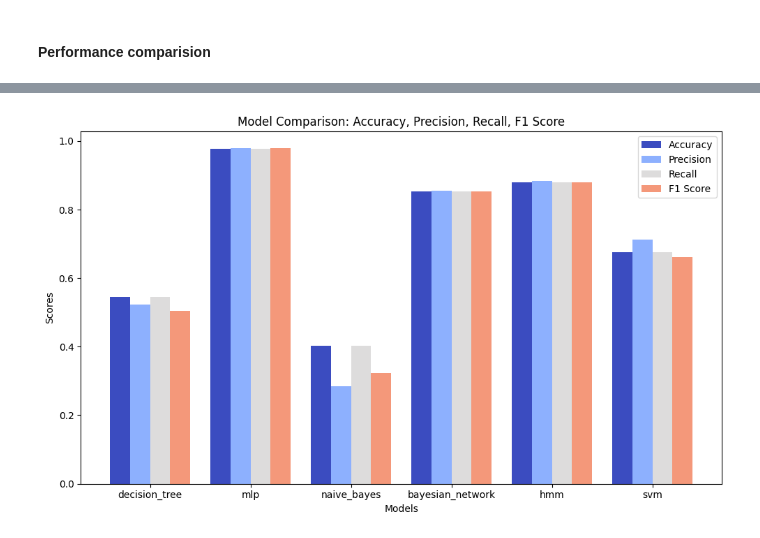
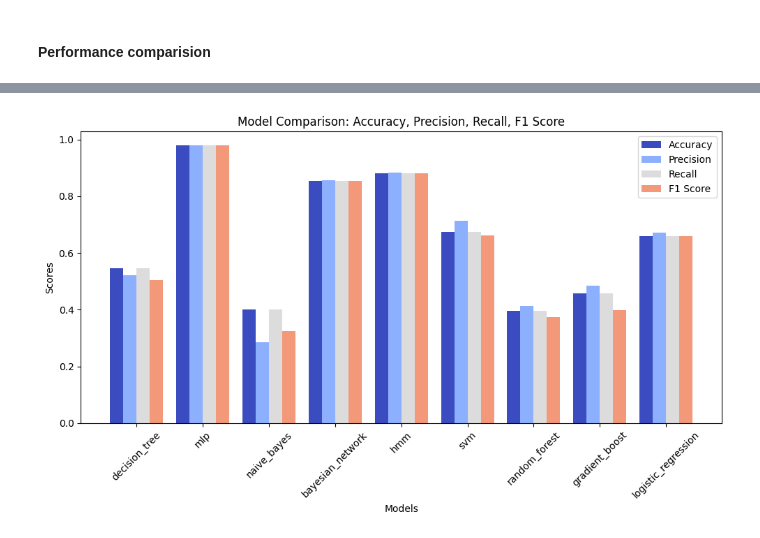
Before and after one commit to ThanhPhan14062003/ML_BarePass, a Jupyter notebook: notebooks/assignment1/submission.ipynb, the cells around one changed output, grey strips where cells are left out. Cells and saved outputs as stored; diff of their text form; code cells hidden in the pictures.

```diff
--- a/notebooks/assignment1/submission.ipynb
+++ b/notebooks/assignment1/submission.ipynb
@@ -682,0 +713,2 @@ F1 Score: 0.6611
+# %%
+result_dict[model_name] = evaluate_sklearn_model(model,X_test,y_test,True)
@@ -682,0 +762,2 @@ F1 Score: 0.6611
+# %%
+result_dict[model_name] = evaluate_sklearn_model(model,X_test,y_test,True)
@@ -682,0 +783,20 @@ F1 Score: 0.6611
+# %%
+# ==========================
+# Initialize & Train Model
+# ==========================
+
+#Valid options are: decision_tree, naive_bayes, svm, mlp, hmm, bayesian_network, random_forest, gradient_boost, logistic_regression, crf_model
+
+model_name="logistic_regression"
+param_grid = {
+    "penalty": ["l1", "l2", None],
+    "C": [0.01, 1, 100],
+    "solver": ["liblinear", "lbfgs"],
+    "max_iter": [100, 500],
+    "l1_ratio": [0.0, 0.5, 1.0],
+
+}
+model = load_model(model_name)
+device = torch.device("cpu")
+print(f"Training {model_name} model...")
+train_model(model, train_loader, hyper_tune=True, param_grid=param_grid)
@@ -682,0 +826,2 @@ F1 Score: 0.6611
+# %%
+result_dict[model_name] = evaluate_sklearn_model(model,X_test,y_test,True)
@@ -723,34 +903,34 @@ precision_values = [metrics[model]['Precision'] for model in model_names]
 recall_values = [metrics[model]['Recall'] for model in model_names]
 f1_values = [metrics[model]['F1'] for model in model_names]
 
 # Set up the figure and axis with the "coolwarm" colormap
 fig, ax = plt.subplots(figsize=(10, 6))
 
 # Define bar width and position for grouped bars
 bar_width = 0.2
 index = np.arange(len(model_names))
 
 # Choose a coolwarm colormap and generate colors for each metric
 cmap = plt.get_cmap("coolwarm")
 colors = [cmap(i / 4) for i in range(4)]  # Get 4 colors for 4 metrics
 
 # Plot grouped bars with coolwarm colors
 bars1 = ax.bar(index, accuracy_values, bar_width, label='Accuracy', color=colors[0])
 bars2 = ax.bar(index + bar_width, precision_values, bar_width, label='Precision', color=colors[1])
 bars3 = ax.bar(index + 2 * bar_width, recall_values, bar_width, label='Recall', color=colors[2])
 bars4 = ax.bar(index + 3 * bar_width, f1_values, bar_width, label='F1 Score', color=colors[3])
 
 # Set labels and title
 ax.set_xlabel('Models')
 ax.set_ylabel('Scores')
 ax.set_title('Model Comparison: Accuracy, Precision, Recall, F1 Score')
-ax.set_xticks(index + 1.5 * bar_width)  # Position the model names at the center of the bars
-ax.set_xticklabels(model_names)
+ax.set_xticks(index + 1.5 * bar_width,)  # Position the model names at the center of the bars
+ax.set_xticklabels(model_names, rotation = 45)
 ax.legend()
 
 # Display the plot
 plt.tight_layout()
-plt.savefig("ModelCompare.png")
+plt.savefig("asset/ModelCompare.png")
 plt.show()
 # %% [output]
-[figure, old version]
+[figure, new version]
```
Also changed, not shown: parts of 12 cells of this notebook, 5 other files.
